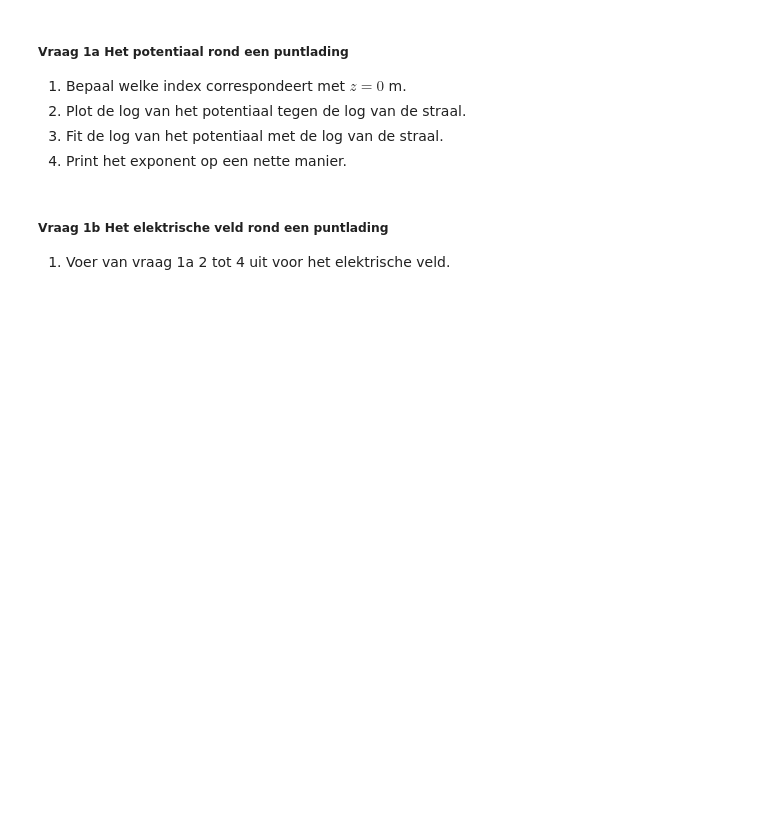
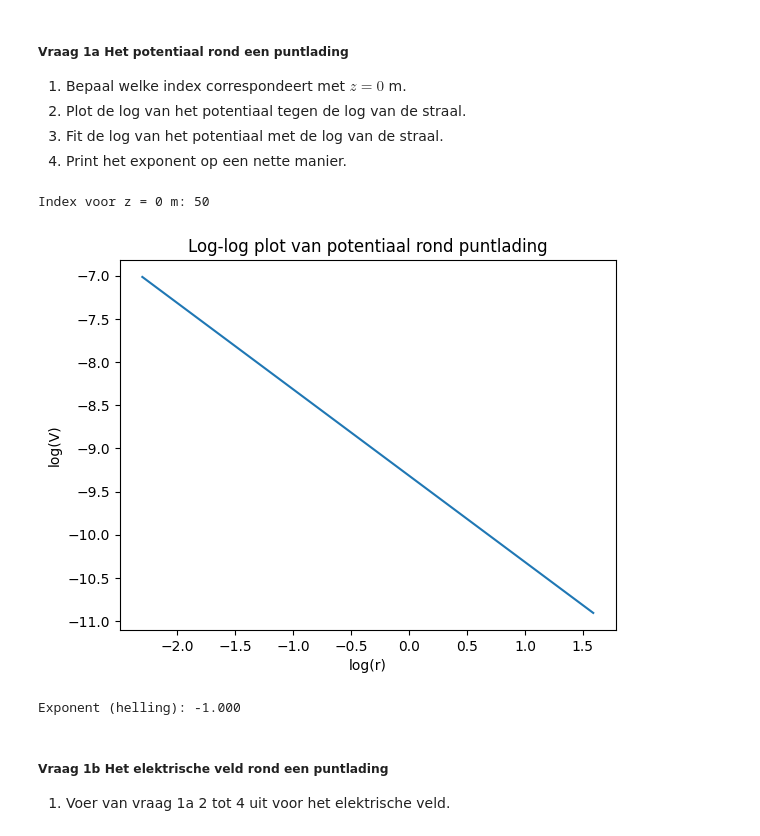
Before and after one commit to Monjano/DEF-D-MONJANO-SCHEBAL, a Jupyter notebook: DigitaleOntwerpopdrachten/1CondensatorOpdracht/CondensatorOntwerpopdracht.ipynb, the cells around one changed output. Drawn from its saved outputs; the diff is of its cells as text; code cells hidden in the pictures; blank space fills up the shorter version.

```diff
--- a/DigitaleOntwerpopdrachten/1CondensatorOpdracht/CondensatorOntwerpopdracht.ipynb
+++ b/DigitaleOntwerpopdrachten/1CondensatorOpdracht/CondensatorOntwerpopdracht.ipynb
@@ -88,8 +88,40 @@ plot_results_pt_charge_at_origin(Ez, Er, normE, V, r, z, grid_step)
 4. Print het exponent op een nette manier.
 # %%
 ###
-###Hier jouw code###
+z_index = np.argmin(np.abs(z - 0))
+print("Index voor z = 0 m:", z_index)
+
+# Potentiaal langs z = 0
+V_z0 = V[z_index, :]
+
+# r = 0 verwijderen (log niet gedefinieerd)
+r0weg = r > 0
+r_nonzero = r[r0weg]
+V_nonzero = V_z0[r0weg]
+
+# Logaritmes
+log_r = np.log(r_nonzero)
+log_V = np.log(np.abs(V_nonzero))
+
+# Plot log(V) vs log(r)
+plt.figure()
+plt.plot(log_r, log_V)
+plt.xlabel("log(r)")
+plt.ylabel("log(V)")
+plt.title("Log-log plot van potentiaal rond puntlading")
+plt.show()
+
+# Fit uitvoeren: log(V) = a log(r) + b
+a, b = np.polyfit(log_r, log_V, 1)
+
+# Exponent printen
+print(f"Exponent (helling): {a:.3f}")
+
 ###
+# %% [output]
+Index voor z = 0 m: 50
+[figure, added]
+Exponent (helling): -1.000
 # %% [markdown]
 ##### Vraag 1b Het elektrische veld rond een puntlading
 1. Voer van vraag 1a 2 tot 4 uit voor het elektrische veld.
```
Also changed, not shown: parts of 1 cell of this notebook.
